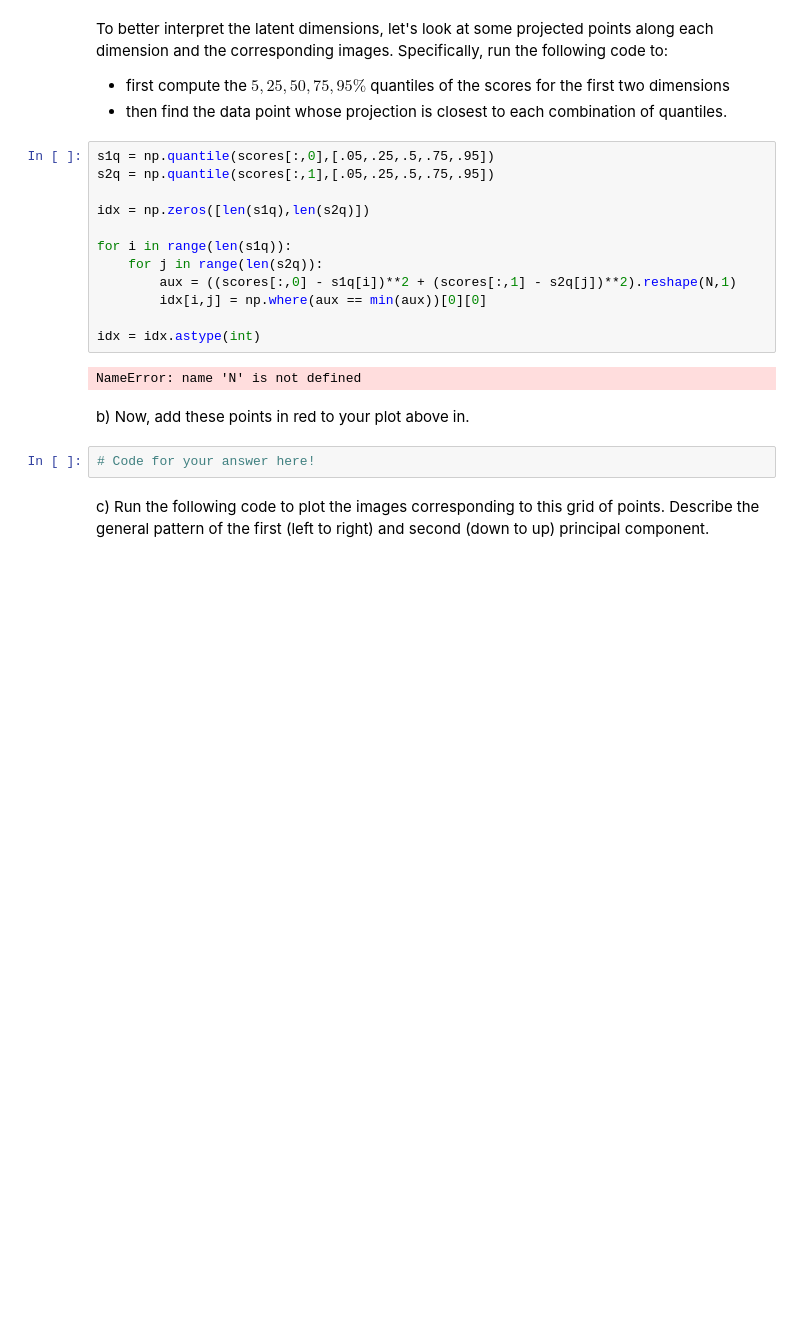
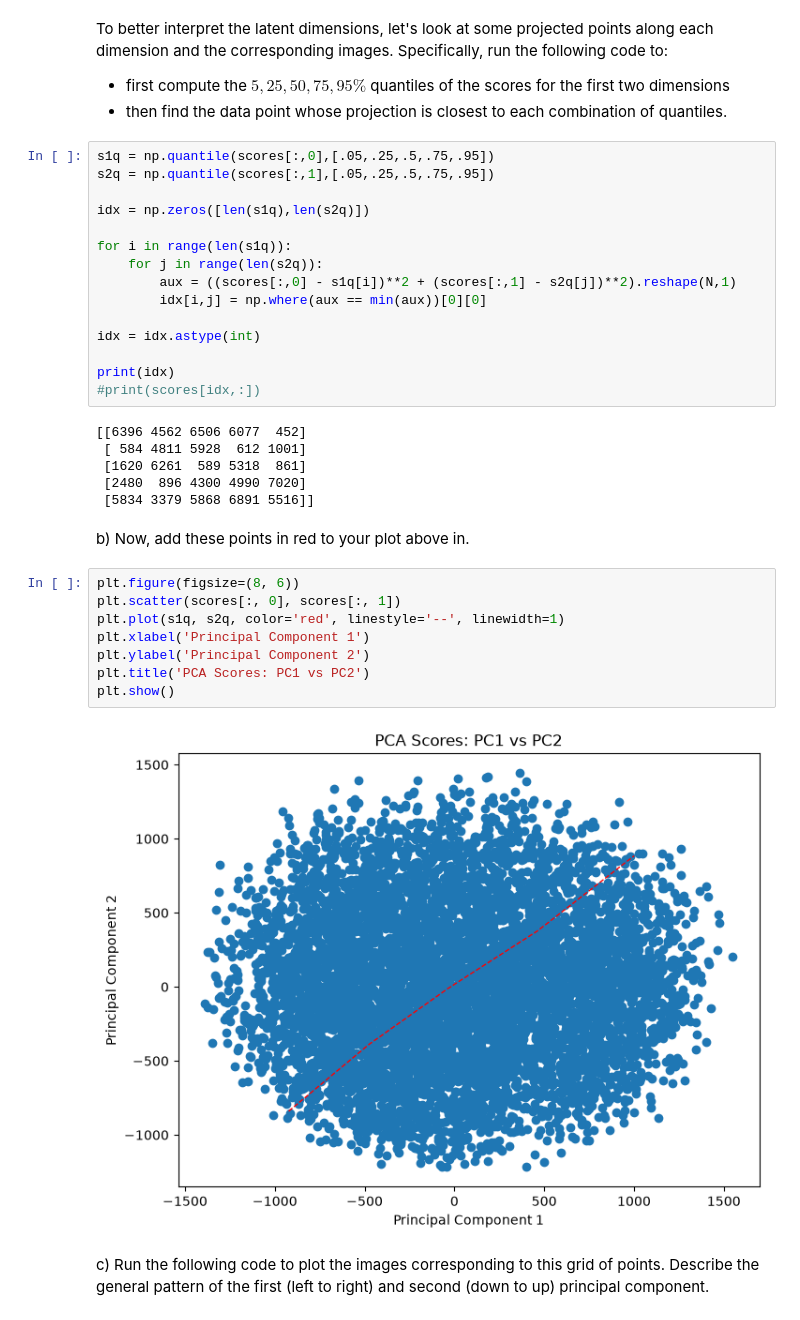
Before and after one commit to thomasvsinclair/ml-workshops, a Jupyter notebook: WS2/mlp_week02.ipynb, the cells around one changed output. Drawn from its saved outputs; the diff is of its cells as text; blank space fills up the shorter version.

```diff
--- a/WS2/mlp_week02.ipynb
+++ b/WS2/mlp_week02.ipynb
@@ -327,12 +330,27 @@ for i in range(len(s1q)):
         idx[i,j] = np.where(aux == min(aux))[0][0]
 
 idx = idx.astype(int)
+
+print(idx)
+#print(scores[idx,:])
 # %% [output]
-NameError: name 'N' is not defined
+[[6396 4562 6506 6077  452]
+ [ 584 4811 5928  612 1001]
+ [1620 6261  589 5318  861]
+ [2480  896 4300 4990 7020]
+ [5834 3379 5868 6891 5516]]
 # %% [markdown]
 b) Now, add these points in red to your plot above in.
-# %%
-# Code for your answer here!
+# %%
+plt.figure(figsize=(8, 6))
+plt.scatter(scores[:, 0], scores[:, 1])
+plt.plot(s1q, s2q, color='red', linestyle='--', linewidth=1)
+plt.xlabel('Principal Component 1')
+plt.ylabel('Principal Component 2')
+plt.title('PCA Scores: PC1 vs PC2')
+plt.show()
+# %% [output]
+[figure, added]
 # %% [markdown]
 c) Run the following code to plot the images corresponding to this grid of points. Describe the general pattern of the first (left to right) and second (down to up) principal component.
 # %%
```
Also changed, not shown: parts of 31 cells of this notebook, 1 other file.
